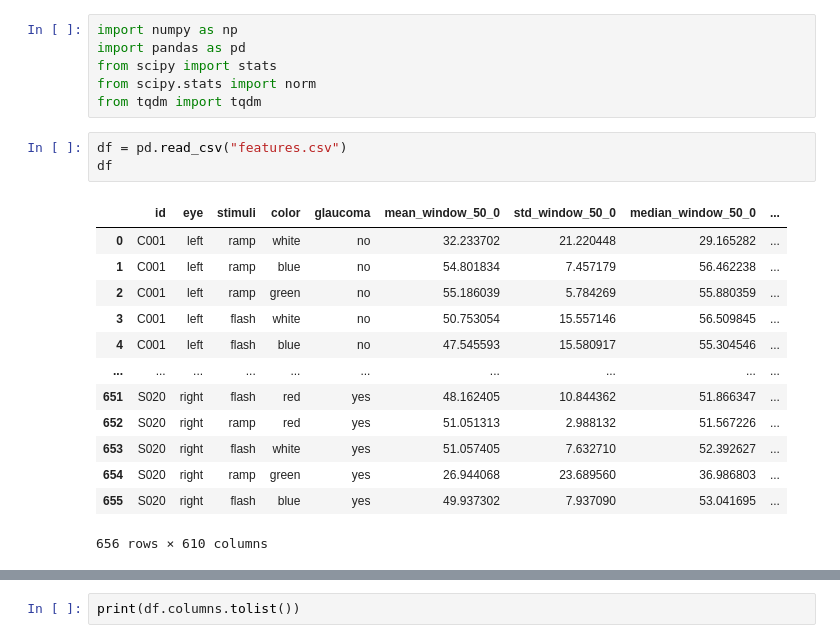
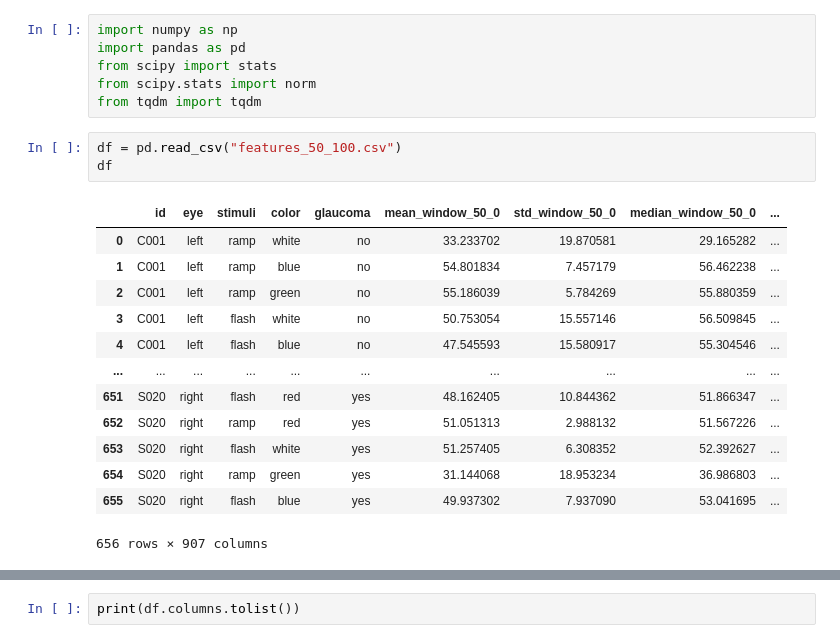
Before and after one commit to Manelzc/Trabajo_de_Titulo_PLR_ML, a Jupyter notebook: exploration.ipynb, the cells around one changed output, grey strips where cells are left out. Saved outputs shown, nothing was run; the diff lists cells and outputs as text.

```diff
--- a/exploration.ipynb
+++ b/exploration.ipynb
@@ -5,11 +5,11 @@ from scipy import stats
 from scipy.stats import norm
 from tqdm import tqdm
 # %%
-df = pd.read_csv("features.csv")
+df = pd.read_csv("features_50_100.csv")
 df
 # %% [output]
 |  | id | eye | stimuli | color | glaucoma | mean_window_50_0 | std_window_50_0 | median_window_50_0 | ... |
-| 0 | C001 | left | ramp | white | no | 32.233702 | 21.220448 | 29.165282 | ... |
+| 0 | C001 | left | ramp | white | no | 33.233702 | 19.870581 | 29.165282 | ... |
 | 1 | C001 | left | ramp | blue | no | 54.801834 | 7.457179 | 56.462238 | ... |
 | 2 | C001 | left | ramp | green | no | 55.186039 | 5.784269 | 55.880359 | ... |
 | 3 | C001 | left | flash | white | no | 50.753054 | 15.557146 | 56.509845 | ... |
@@ -17,10 +17,10 @@ df
 | ... | ... | ... | ... | ... | ... | ... | ... | ... | ... |
 | 651 | S020 | right | flash | red | yes | 48.162405 | 10.844362 | 51.866347 | ... |
 | 652 | S020 | right | ramp | red | yes | 51.051313 | 2.988132 | 51.567226 | ... |
-| 653 | S020 | right | flash | white | yes | 51.057405 | 7.632710 | 52.392627 | ... |
-| 654 | S020 | right | ramp | green | yes | 26.944068 | 23.689560 | 36.986803 | ... |
+| 653 | S020 | right | flash | white | yes | 51.257405 | 6.308352 | 52.392627 | ... |
+| 654 | S020 | right | ramp | green | yes | 31.144068 | 18.953234 | 36.986803 | ... |
 | 655 | S020 | right | flash | blue | yes | 49.937302 | 7.937090 | 53.041695 | ... |
-656 rows × 610 columns
+656 rows × 907 columns
 # %%
 df.dtypes
 # %% [output]
```
Also changed, not shown: parts of 27 cells of this notebook, 7 other files.
